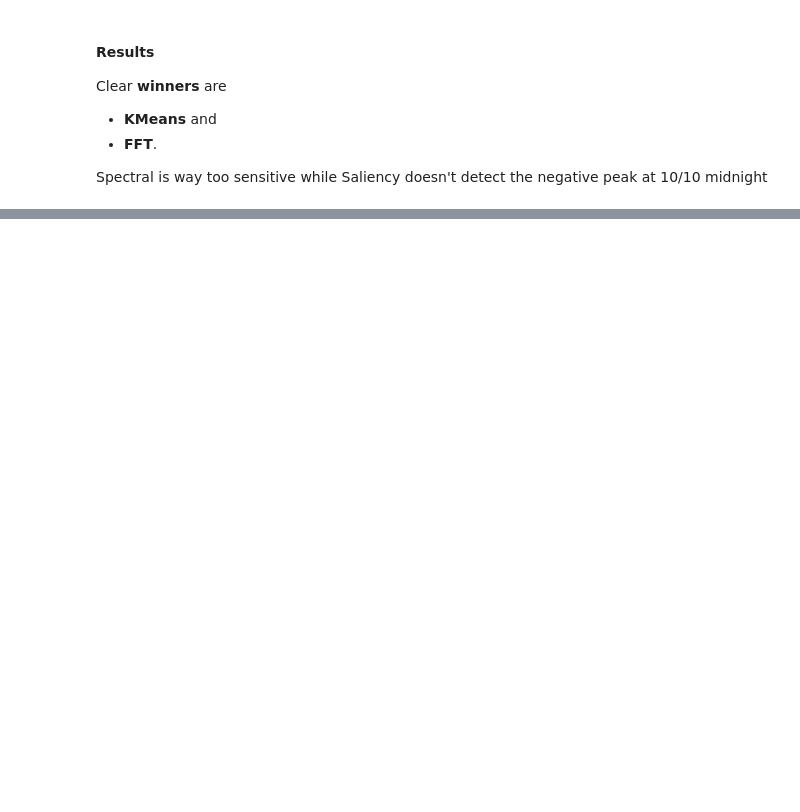
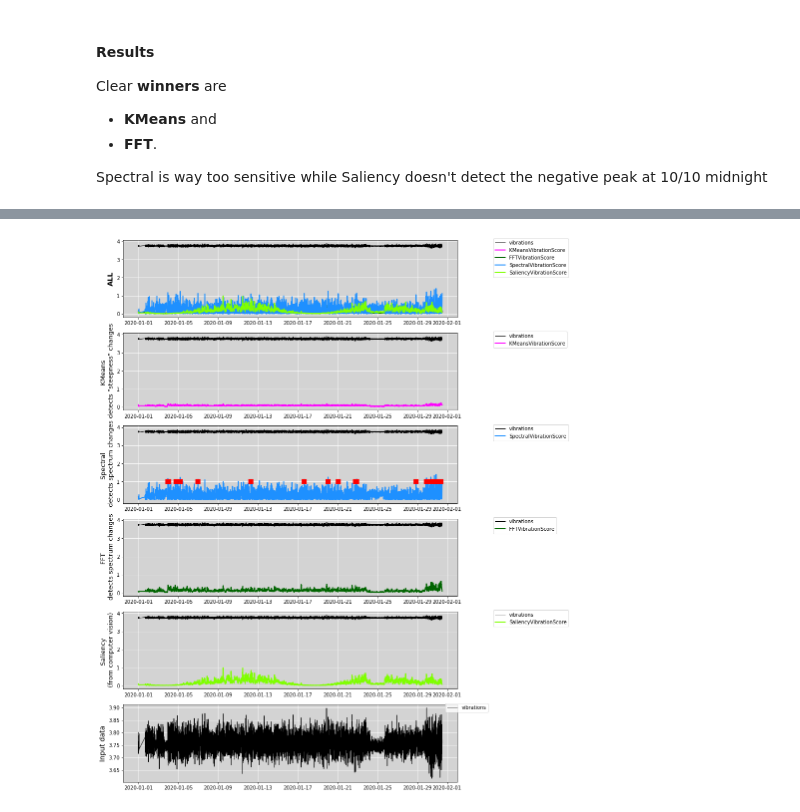
Before and after one commit to sedgewickmm18/mmfunctions, a Jupyter notebook: InvestigationBeta-3-20200203.ipynb, the cells around one changed output, grey strips where cells are left out. Drawn from its saved outputs; the diff is of its cells as text; code cells hidden in the pictures; blank space fills up the shorter version.

```diff
--- a/InvestigationBeta-3-20200203.ipynb
+++ b/InvestigationBeta-3-20200203.ipynb
@@ -249,0 +288,20 @@ doesn't detect the negative peak at 10/10 midnight
+# %%
+# Now we proceed to customer data - GOOD CASE
+
+# Get stuff in
+df_input_raw = pd.read_csv('./Armstrong04714B6046D5.csv', index_col=False, parse_dates=['RCV_TIMESTAMP_UTC'])
+df_input_raw['entity']=df_input_raw['DEVICE_ID']
+df_input_raw['timestamp']=df_input_raw['RCV_TIMESTAMP_UTC']
+
+# and sort it by timestamp
+df_input_raw = df_input_raw.sort_values(by='timestamp')
+df_input_raw = df_input_raw.set_index(['entity','timestamp']).dropna()
+
+l2norm(df_input_raw, 'vibrations', 'VIBRATIONS_XAXIS', 'VIBRATIONS_YAXIS', 'VIBRATIONS_ZAXIS')
+l2norm(df_input_raw, 'rms', 'RMS_X', 'RMS_Y', 'RMS_Z')
+l2norm(df_input_raw, 'accel_speed', 'ACCEL_SPEED')
+unrollAccel(df_input_raw)
+#l2norm(df_input_raw, 'accel_power', 'ACCEL_POWER')
+
+df_input = df_input_raw.filter(listAttr, axis=1)
+df_input_raw.describe()
@@ -250 +404,77 @@ doesn't detect the negative peak at 10/10 midnight
+# %%
+# df_input2[spectral].values[df_input2[spectral] > 0.001] = 0.001
+df_input2[fft].values[df_input2[fft] < -1] = -1
+df_input2[kmeansA] = df_input2[kmeans]
+df_input2[kmeansA].values[df_input2[kmeansA] < kmeans_break] = np.nan
+df_input2[kmeansA].values[df_input2[kmeansA] > kmeans_break] = kmeans_break
+df_input2[kmeansB] = df_input2[kmeans]
+df_input2[kmeansB].values[df_input2[kmeansB] >= kmeans_break] = 4
+df_input2[kmeansB].values[df_input2[kmeansB] < kmeans_break] = 3
+
+
+
+df_input2[fftA] = df_input2[fft]
+df_input2[fftA].values[df_input2[fftA] < fft_break] = np.nan
+df_input2[fftA].values[df_input2[fftA] > fft_break] = fft_break
+df_input2[spectralA] = df_input2[spectral]
+df_input2[spectralA].values[df_input2[spectralA] < spectral_break] = np.nan
+df_input2[spectralA].values[df_input2[spectralA] > spectral_break] = spectral_break
+df_input2[salA] = df_input2[sal]
+df_input2[salA].values[df_input2[salA] < sal_break] = np.nan
+df_input2[salA].values[df_input2[salA] > sal_break] = sal_break
+#df_input2[genA] = df_input2[gen]
+#df_input2[genA].values[df_input2[genA] < gen_break] = np.nan
+#df_input2[genA].values[df_input2[genA] > gen_break] = gen_break
+
+plots = 6
+
+fig, ax = plt.subplots(plots, 1, figsize=(12,20))
+cnt = 0
+ax[cnt].plot(df_input2.index, df_input2[Temperature],linewidth=1,color='black',label=Temperature)
+ax[cnt].plot(df_input2.index, df_input2[kmeans], linewidth=2, color='magenta',label=kmeans)
+ax[cnt].plot(df_input2.index, df_input2[fft]/fft_break, linewidth=2,color='darkgreen',label=fft)
+ax[cnt].plot(df_input2.index, df_input2[spectral]/spectral_break, linewidth=2,color='dodgerblue', label=spectral)
+ax[cnt].plot(df_input2.index, df_input2[sal]/sal_break, linewidth=2,color='chartreuse',label=sal)
+#ax[0].plot(df_input2.index, df_input2[gen]/gen_break, linewidth=2,color='darkviolet',label=gen)
+ax[cnt].legend(bbox_to_anchor=(1.1, 1.05))
+ax[cnt].set_ylabel('ALL',fontsize=14,weight="bold")
+cnt=1
+ax[cnt].plot(df_input2.index, df_input2[Temperature],linewidth=1,color='black',label=Temperature)
+ax[cnt].plot(df_input2.index, df_input2[kmeans], linewidth=2, color='magenta',label=kmeans)
+#ax[cnt].plot(df_input2.index, df_input2[kmeansB], linewidth=2, color='yellow') #label=kmeans)
+ax[cnt].plot(df_input2.index, df_input2[kmeansA], linewidth=10, color='red') #,label=kmeansA)
+ax[cnt].legend(bbox_to_anchor=(1.1, 1.05))
+ax[cnt].set_ylabel('KMeans \n detects "steepness" changes',fontsize=13)
+cnt=2
+ax[cnt].plot(df_input2.index, df_input2[Temperature],linewidth=1,color='black',label=Temperature)
+ax[cnt].plot(df_input2.index, df_input2[spectral]/spectral_break, linewidth=2,color='dodgerblue', label=spectral)
+ax[cnt].plot(df_input2.index, df_input2[spectralA]/spectral_break, linewidth=10, color='red') #,label=kmeansA)
+ax[cnt].legend(bbox_to_anchor=(1.1, 1.05))
+ax[cnt].set_ylabel('Spectral \n detects spectrum changes', fontsize=13)
+cnt=3
+ax[cnt].plot(df_input2.index, df_input2[Temperature],linewidth=1,color='black',label=Temperature)
+ax[cnt].plot(df_input2.index, df_input2[fft]/fft_break, linewidth=2,color='darkgreen',label=fft)
+ax[cnt].plot(df_input2.index, df_input2[fftA]/fft_break, linewidth=10, color='red') #,label=kmeansA)
+ax[cnt].legend(bbox_to_anchor=(1.1, 1.05))
+ax[cnt].set_ylabel('FFT \n detects spectrum changes', fontsize=13)
+cnt=4
+ax[cnt].plot(df_input2.index, df_input2[Temperature],linewidth=1,color='black',label=Temperature)
+ax[cnt].plot(df_input2.index, df_input2[sal]/sal_break, linewidth=2,color='chartreuse', label=sal)
+ax[cnt].plot(df_input2.index, df_input2[salA]/sal_break, linewidth=10, color='red') #,label=kmeansA)
+ax[cnt].legend(bbox_to_anchor=(1.1, 1.05))
+ax[cnt].set_ylabel('Saliency \n (from computer vision)', fontsize=13)
+cnt=5
+ax[cnt].plot(df_input2.index, df_input2[Temperature],linewidth=1,color='black',label=Temperature)
+#ax[cnt].plot(df_input2.index, df_input2[gen]/gen_break, linewidth=2,color='darkviolet', label=gen)
+#ax[cnt].plot(df_input2.index, df_input2[genA]/gen_break, linewidth=10, color='red')
+ax[cnt].legend(bbox_to_anchor=(1.1, 1.05))
+ax[cnt].set_ylabel('Input data', fontsize=14)
+
+for i in range(plots):
+    ax[i].grid(True, color='white')
+    ax[i].set_facecolor('lightgrey')
+
+#ax.set_ylabel('Temperature-50')
+# %% [output]
+[figure, added]
 # %%
```
Also changed, not shown: parts of 41 cells of this notebook, 2 other files.
